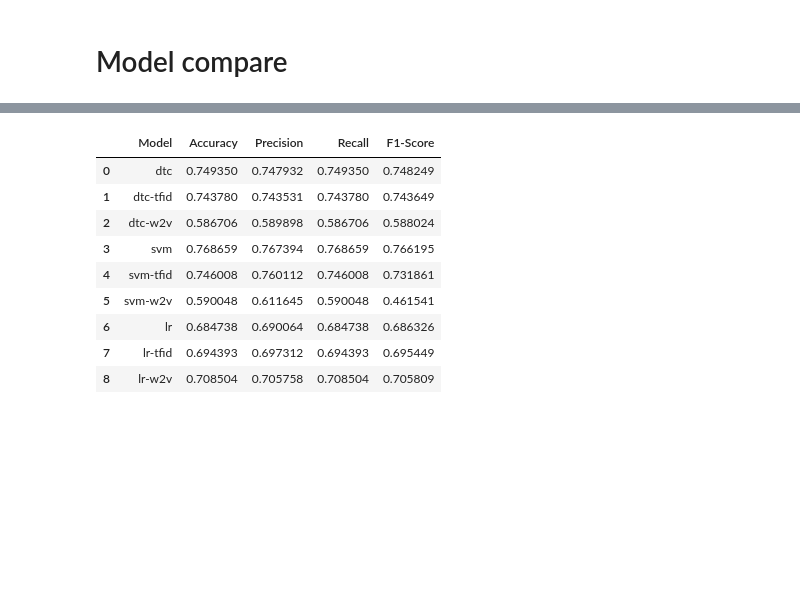
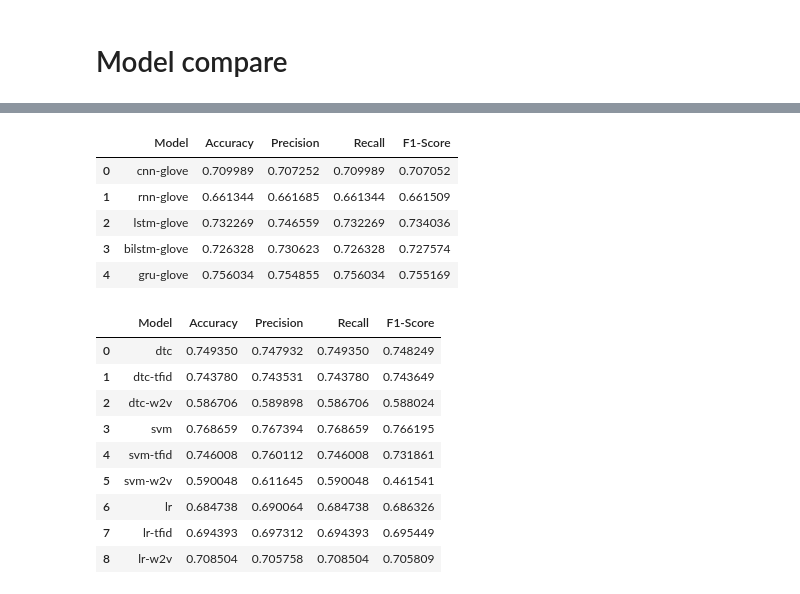
Before and after one commit to yclee98/Hate-speech-detection, a Jupyter notebook: models.ipynb, the cells around one changed output, grey strips where cells are left out. Cells and saved outputs as stored; diff of their text form; code cells hidden in the pictures; blank space fills up the shorter version.

Commit message:
add lstm, bilstm, gru

```diff
--- a/models.ipynb
+++ b/models.ipynb
@@ -826,3 +1184,13 @@ get_result_nn(["snn-glove","cnn-glove","lstm-glove"])
+# %%
+em = 'glove'
+get_result_nn(["cnn-"+em, "rnn-"+em, "lstm-"+em,"bilstm-"+em, "gru-"+em])
+# %% [output]
+|  | Model | Accuracy | Precision | Recall | F1-Score |
+| 0 | cnn-glove | 0.709989 | 0.707252 | 0.709989 | 0.707052 |
+| 1 | rnn-glove | 0.661344 | 0.661685 | 0.661344 | 0.661509 |
+| 2 | lstm-glove | 0.732269 | 0.746559 | 0.732269 | 0.734036 |
+| 3 | bilstm-glove | 0.726328 | 0.730623 | 0.726328 | 0.727574 |
+| 4 | gru-glove | 0.756034 | 0.754855 | 0.756034 | 0.755169 |
 # %%
 get_result()
 # %% [output]
```
Also changed, not shown: parts of 71 cells of this notebook, 5 other files.
